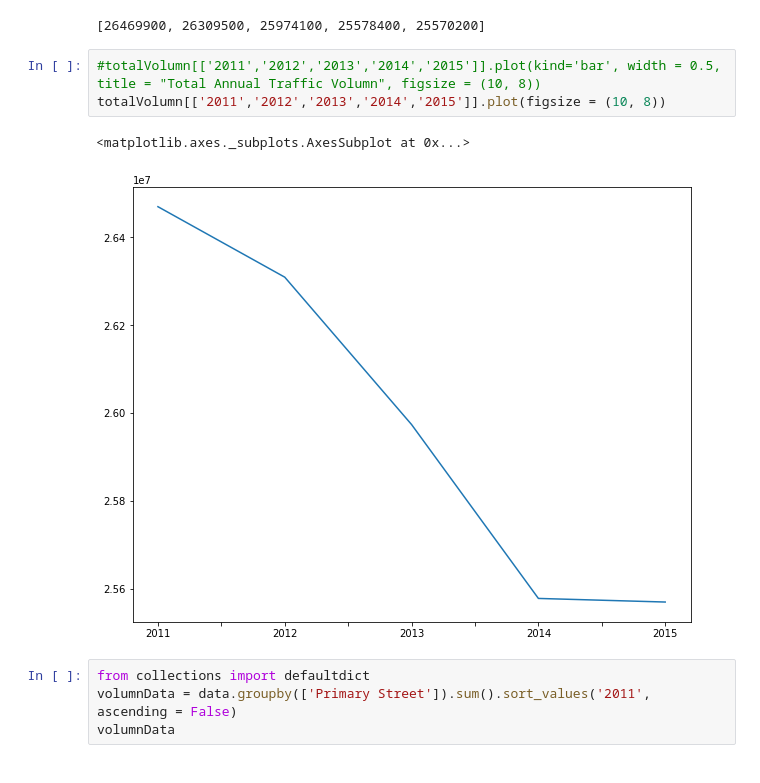
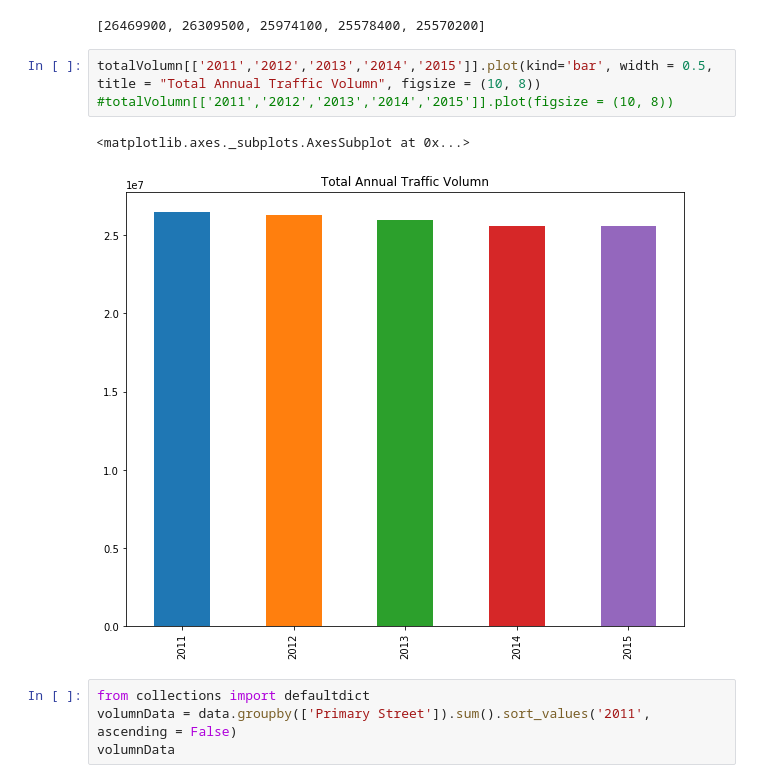
Before and after one commit to yrbszhsh/ECE_180_Group_20-, a Jupyter notebook: Project.ipynb, the cells around one changed output. Cells and saved outputs as stored; diff of their text form.

```diff
--- a/Project.ipynb
+++ b/Project.ipynb
@@ -245,11 +245,11 @@ vList
 # %% [output]
 [26469900, 26309500, 25974100, 25578400, 25570200]
 # %%
-#totalVolumn[['2011','2012','2013','2014','2015']].plot(kind='bar', width = 0.5, title = "Total Annual Traffic Volumn", figsize = (10, 8))
-totalVolumn[['2011','2012','2013','2014','2015']].plot(figsize = (10, 8))
+totalVolumn[['2011','2012','2013','2014','2015']].plot(kind='bar', width = 0.5, title = "Total Annual Traffic Volumn", figsize = (10, 8))
+#totalVolumn[['2011','2012','2013','2014','2015']].plot(figsize = (10, 8))
 # %% [output]
 <matplotlib.axes._subplots.AxesSubplot at 0x...>
-[figure, old version]
+[figure, new version]
 # %%
 from collections import defaultdict
 volumnData = data.groupby(['Primary Street']).sum().sort_values('2011', ascending = False)
```
Also changed, not shown: parts of 9 cells of this notebook, 2 other files.
